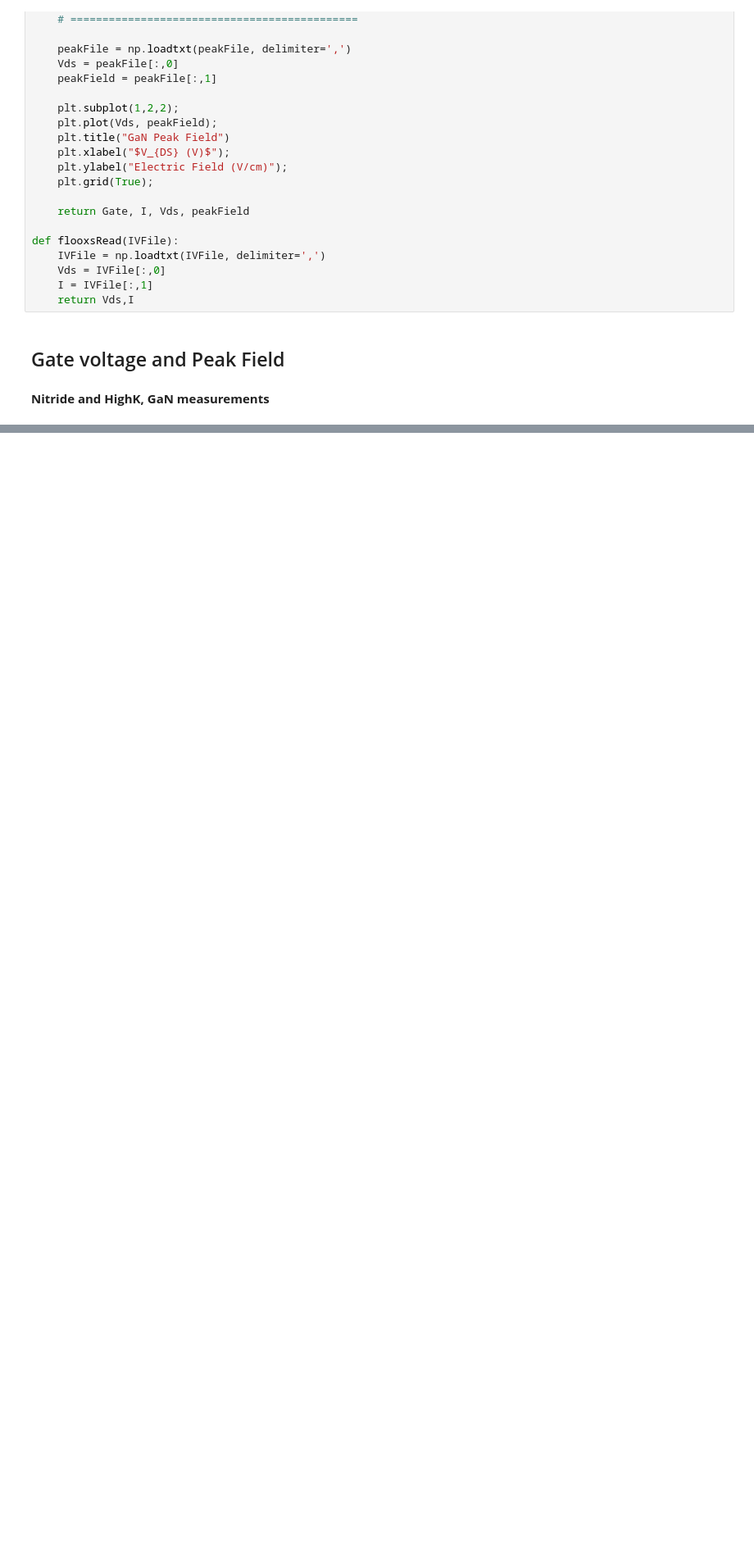
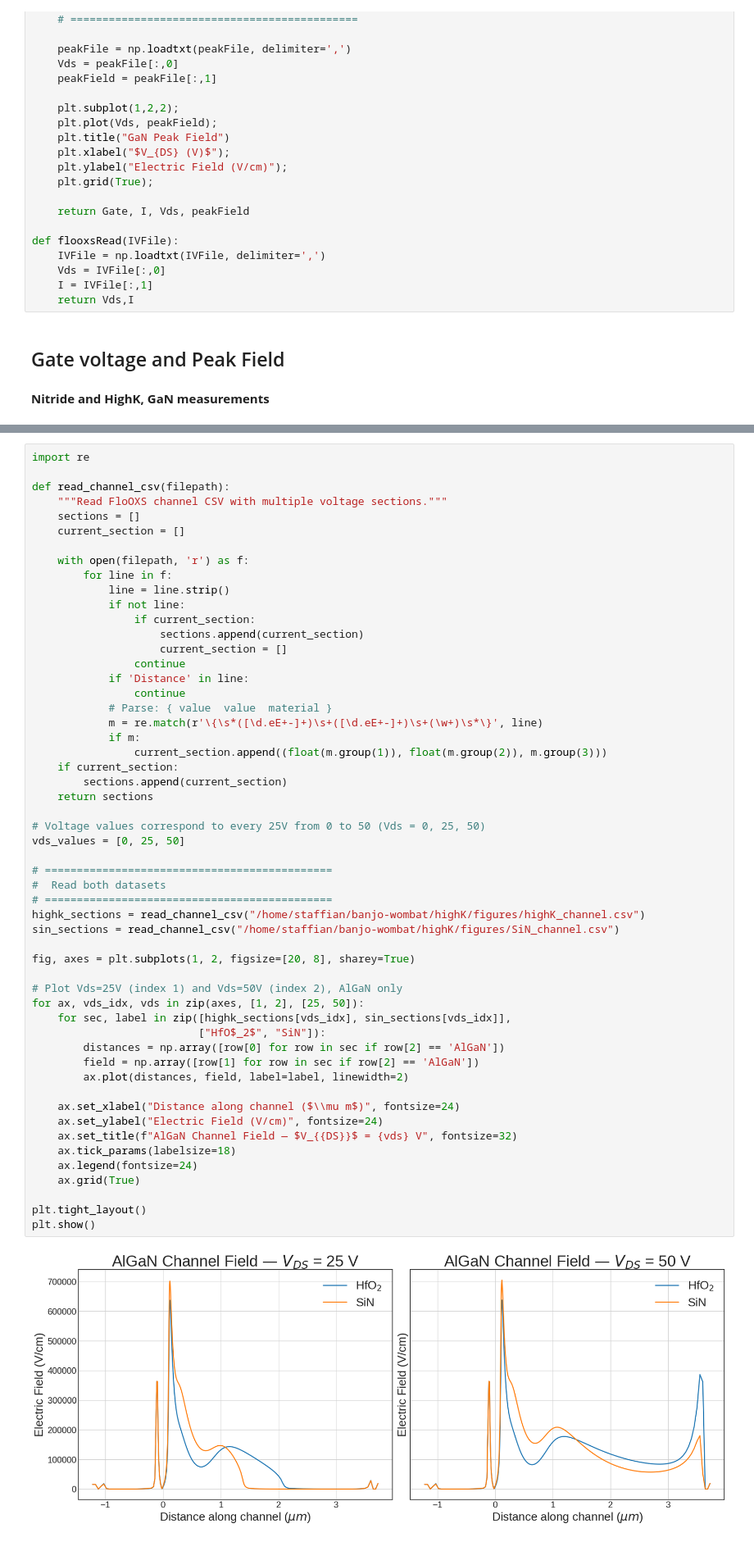
Before and after one commit to IanStafford/banjo-wombat, a Jupyter notebook: highK/figures.ipynb, the cells around one changed output, grey strips where cells are left out. Shown at 82% size. Saved outputs shown, nothing was run; the diff lists cells and outputs as text; blank space fills up the shorter version.

```diff
--- a/highK/figures.ipynb
+++ b/highK/figures.ipynb
@@ -99,0 +128,56 @@ plt.show()
+# %%
+import re
+
+def read_channel_csv(filepath):
+    """Read FloOXS channel CSV with multiple voltage sections."""
+    sections = []
+    current_section = []
+
+    with open(filepath, 'r') as f:
+        for line in f:
+            line = line.strip()
+            if not line:
+                if current_section:
+                    sections.append(current_section)
+                    current_section = []
+                continue
+            if 'Distance' in line:
+                continue
+            # Parse: { value  value  material }
+            m = re.match(r'\{\s*([\d.eE+-]+)\s+([\d.eE+-]+)\s+(\w+)\s*\}', line)
+            if m:
+                current_section.append((float(m.group(1)), float(m.group(2)), m.group(3)))
+    if current_section:
+        sections.append(current_section)
+    return sections
+
+# Voltage values correspond to every 25V from 0 to 50 (Vds = 0, 25, 50)
+vds_values = [0, 25, 50]
+
+# =============================================
+#  Read both datasets
+# =============================================
+highk_sections = read_channel_csv("/home/staffian/banjo-wombat/highK/figures/highK_channel.csv")
+sin_sections = read_channel_csv("/home/staffian/banjo-wombat/highK/figures/SiN_channel.csv")
+
+fig, axes = plt.subplots(1, 2, figsize=[20, 8], sharey=True)
+
+# Plot Vds=25V (index 1) and Vds=50V (index 2), AlGaN only
+for ax, vds_idx, vds in zip(axes, [1, 2], [25, 50]):
+    for sec, label in zip([highk_sections[vds_idx], sin_sections[vds_idx]],
+                          ["HfO$_2$", "SiN"]):
+        distances = np.array([row[0] for row in sec if row[2] == 'AlGaN'])
+        field = np.array([row[1] for row in sec if row[2] == 'AlGaN'])
+        ax.plot(distances, field, label=label, linewidth=2)
+
+    ax.set_xlabel("Distance along channel ($\\mu m$)", fontsize=24)
+    ax.set_ylabel("Electric Field (V/cm)", fontsize=24)
+    ax.set_title(f"AlGaN Channel Field — $V_{{DS}}$ = {vds} V", fontsize=32)
+    ax.tick_params(labelsize=18)
+    ax.legend(fontsize=24)
+    ax.grid(True)
+
+plt.tight_layout()
+plt.show()
+# %% [output]
+[figure, added]
```
Also changed, not shown: parts of 4 cells of this notebook, 30 other files.
